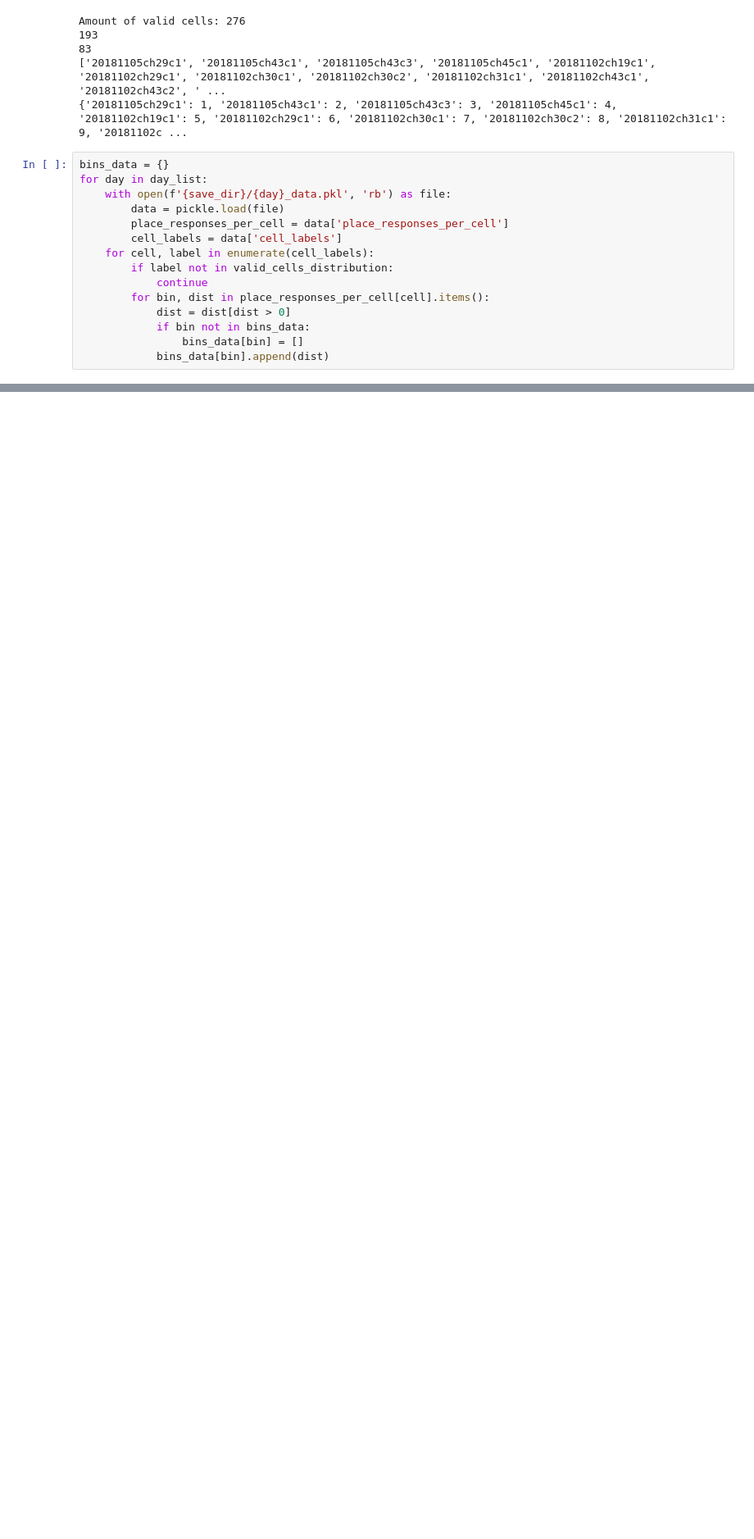
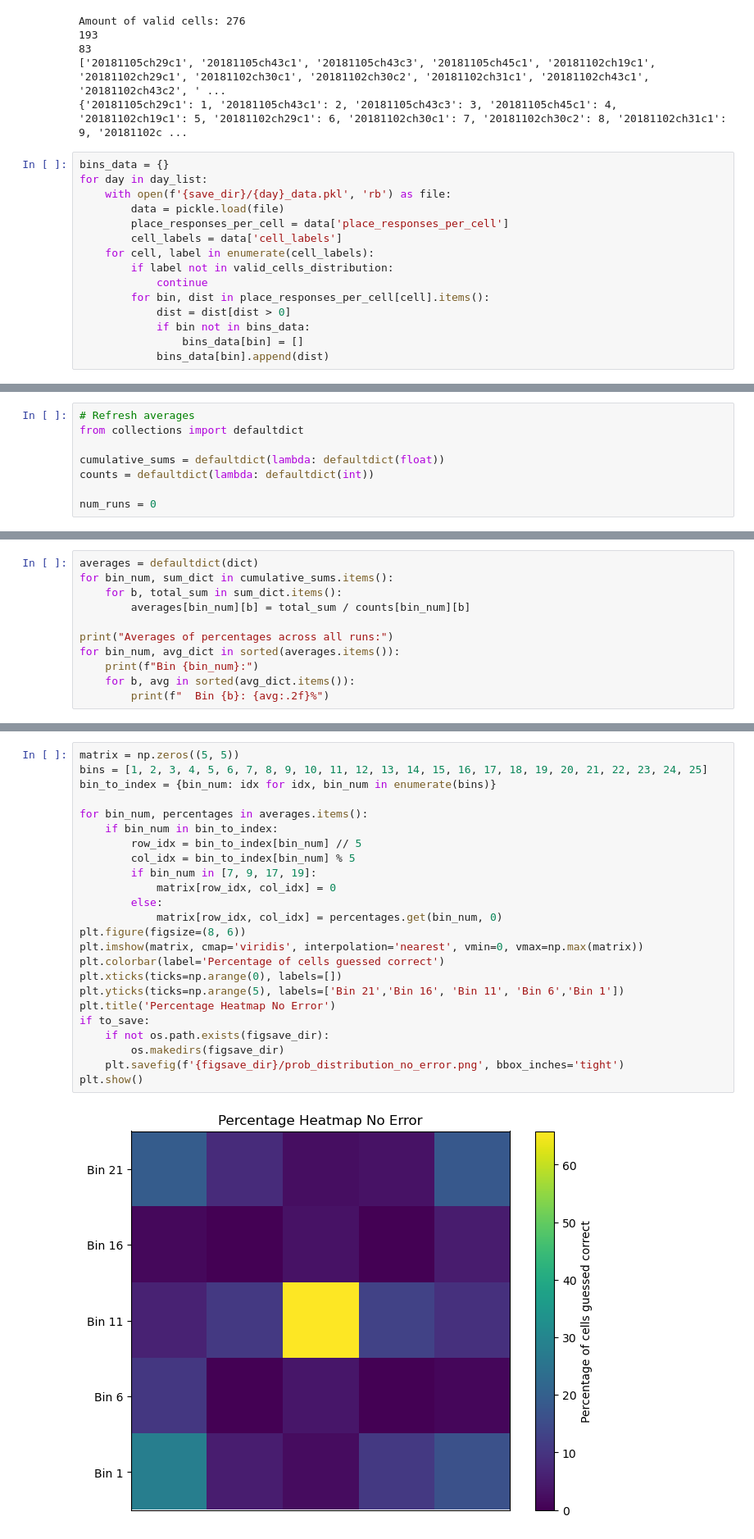
Before and after one commit to shellmatthewk/N1ShihChengLabWork, a Jupyter notebook: Week6/population_prob_distribution.ipynb, the cells around one changed output, grey strips where cells are left out. Shown at 82% size. Cells and saved outputs as stored; diff of their text form; blank space fills up the shorter version.

```diff
--- a/Week6/population_prob_distribution.ipynb
+++ b/Week6/population_prob_distribution.ipynb
@@ -230,0 +255,8 @@ print(len(valid_cells_distribution))
+# %%
+# Refresh averages
+from collections import defaultdict
+
+cumulative_sums = defaultdict(lambda: defaultdict(float))
+counts = defaultdict(lambda: defaultdict(int))
+
+num_runs = 0
@@ -230,0 +306,11 @@ print(len(valid_cells_distribution))
+# %%
+averages = defaultdict(dict)
+for bin_num, sum_dict in cumulative_sums.items():
+    for b, total_sum in sum_dict.items():
+        averages[bin_num][b] = total_sum / counts[bin_num][b]
+
+print("Averages of percentages across all runs:")
+for bin_num, avg_dict in sorted(averages.items()):
+    print(f"Bin {bin_num}:")
+    for b, avg in sorted(avg_dict.items()):
+        print(f"  Bin {b}: {avg:.2f}%")
@@ -230,0 +335,26 @@ print(len(valid_cells_distribution))
+# %%
+matrix = np.zeros((5, 5))
+bins = [1, 2, 3, 4, 5, 6, 7, 8, 9, 10, 11, 12, 13, 14, 15, 16, 17, 18, 19, 20, 21, 22, 23, 24, 25]
+bin_to_index = {bin_num: idx for idx, bin_num in enumerate(bins)}
+
+for bin_num, percentages in averages.items():
+    if bin_num in bin_to_index:
+        row_idx = bin_to_index[bin_num] // 5
+        col_idx = bin_to_index[bin_num] % 5
+        if bin_num in [7, 9, 17, 19]:
+            matrix[row_idx, col_idx] = 0
+        else:
+            matrix[row_idx, col_idx] = percentages.get(bin_num, 0)
+plt.figure(figsize=(8, 6))
+plt.imshow(matrix, cmap='viridis', interpolation='nearest', vmin=0, vmax=np.max(matrix))
+plt.colorbar(label='Percentage of cells guessed correct')
+plt.xticks(ticks=np.arange(0), labels=[])
+plt.yticks(ticks=np.arange(5), labels=['Bin 21','Bin 16', 'Bin 11', 'Bin 6','Bin 1'])
+plt.title('Percentage Heatmap No Error')
+if to_save:
+    if not os.path.exists(figsave_dir):
+        os.makedirs(figsave_dir)
+    plt.savefig(f'{figsave_dir}/prob_distribution_no_error.png', bbox_inches='tight')
+plt.show()
+# %% [output]
+[figure, added]
```
Also changed, not shown: parts of 19 cells of this notebook, 6 other files.
